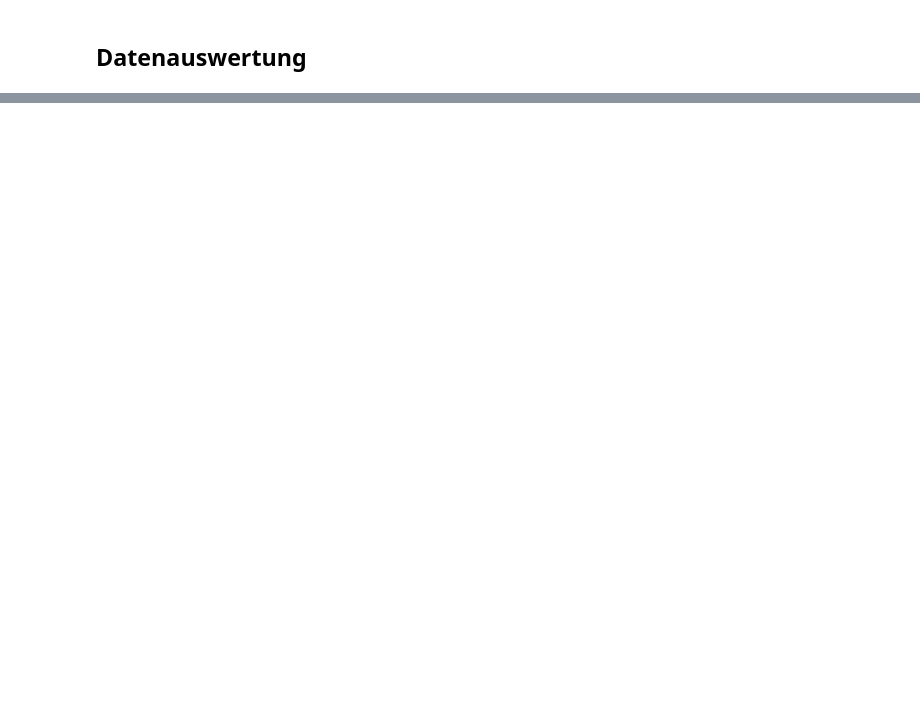
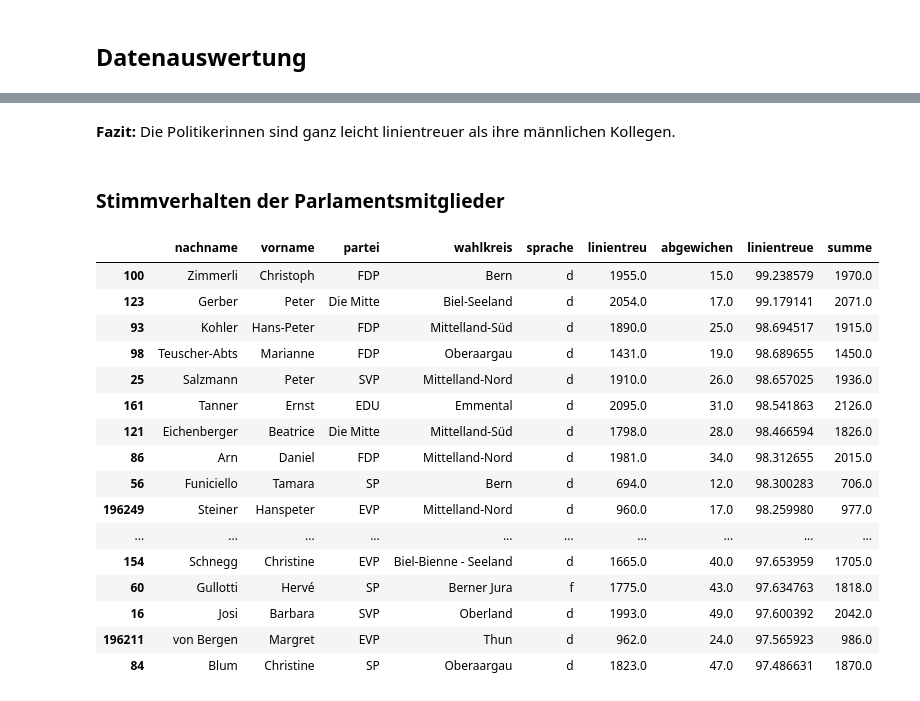
Before and after one commit to tamedia-ddj/2021_06_grossrat_bern, a Jupyter notebook: 3_auswertungen_grossrat.ipynb, the cells around one changed output, grey strips where cells are left out. Saved outputs shown, nothing was run; the diff lists cells and outputs as text; code cells hidden in the pictures; blank space fills up the shorter version.

```diff
--- a/3_auswertungen_grossrat.ipynb
+++ b/3_auswertungen_grossrat.ipynb
@@ -171,0 +376,2 @@ SyntaxError: invalid syntax (<ipython-input-13-693a438cd2dc>, line 1)
+# %% [markdown]
+**Fazit:** Die Politikerinnen sind ganz leicht linientreuer als ihre männlichen Kollegen.
@@ -171,0 +380,27 @@ SyntaxError: invalid syntax (<ipython-input-13-693a438cd2dc>, line 1)
+# %% [markdown]
+### Stimmverhalten der Parlamentsmitglieder
+# %%
+# Welche Politiker politisierten am meisten auf Parteilinie, bzw. wichen nie oder selten von der 2/3-Mehrheit ab?
+# Berücksichtigt werden bloss Politiker, bei denen über 500 Abstimmungen verzeichnet sind.
+df_temp = df_politiker.sort_values(by='linientreue', ascending=False)
+df_temp['summe'] = df_temp[['linientreu', 'abgewichen']].sum(axis=1)
+df_temp = df_temp[df_temp['summe'] >= 500].head(30)
+df_temp
+# %% [output]
+|  | nachname | vorname | partei | wahlkreis | sprache | linientreu | abgewichen | linientreue | summe |
+| 100 | Zimmerli | Christoph | FDP | Bern | d | 1955.0 | 15.0 | 99.238579 | 1970.0 |
+| 123 | Gerber | Peter | Die Mitte | Biel-Seeland | d | 2054.0 | 17.0 | 99.179141 | 2071.0 |
+| 93 | Kohler | Hans-Peter | FDP | Mittelland-Süd | d | 1890.0 | 25.0 | 98.694517 | 1915.0 |
+| 98 | Teuscher-Abts | Marianne | FDP | Oberaargau | d | 1431.0 | 19.0 | 98.689655 | 1450.0 |
+| 25 | Salzmann | Peter | SVP | Mittelland-Nord | d | 1910.0 | 26.0 | 98.657025 | 1936.0 |
+| 161 | Tanner | Ernst | EDU | Emmental | d | 2095.0 | 31.0 | 98.541863 | 2126.0 |
+| 121 | Eichenberger | Beatrice | Die Mitte | Mittelland-Süd | d | 1798.0 | 28.0 | 98.466594 | 1826.0 |
+| 86 | Arn | Daniel | FDP | Mittelland-Nord | d | 1981.0 | 34.0 | 98.312655 | 2015.0 |
+| 56 | Funiciello | Tamara | SP | Bern | d | 694.0 | 12.0 | 98.300283 | 706.0 |
+| 196249 | Steiner | Hanspeter | EVP | Mittelland-Nord | d | 960.0 | 17.0 | 98.259980 | 977.0 |
+| ... | ... | ... | ... | ... | ... | ... | ... | ... | ... |
+| 154 | Schnegg | Christine | EVP | Biel-Bienne - Seeland | d | 1665.0 | 40.0 | 97.653959 | 1705.0 |
+| 60 | Gullotti | Hervé | SP | Berner Jura | f | 1775.0 | 43.0 | 97.634763 | 1818.0 |
+| 16 | Josi | Barbara | SVP | Oberland | d | 1993.0 | 49.0 | 97.600392 | 2042.0 |
+| 196211 | von Bergen | Margret | EVP | Thun | d | 962.0 | 24.0 | 97.565923 | 986.0 |
+| 84 | Blum | Christine | SP | Oberaargau | d | 1823.0 | 47.0 | 97.486631 | 1870.0 |
```
Also changed, not shown: parts of 72 cells of this notebook, 2 other files.
